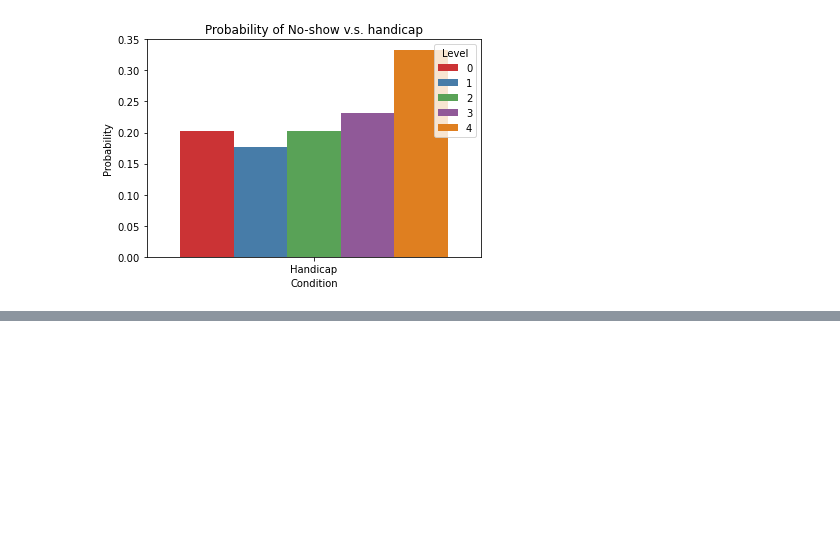
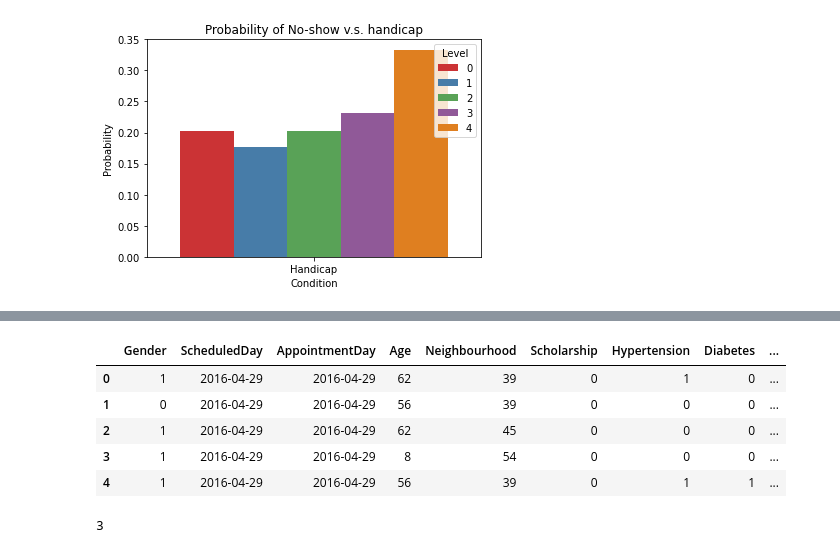
Before and after one commit to zoeyyzh/springboard, a Jupyter notebook: capstone2_noshow.ipynb, the cells around one changed output, grey strips where cells are left out. Cells and saved outputs as stored; diff of their text form; code cells hidden in the pictures; blank space fills up the shorter version.

```diff
--- a/capstone2_noshow.ipynb
+++ b/capstone2_noshow.ipynb
@@ -295,0 +324,21 @@ sns.pairplot(a, kind='scatter', diag_kind='hist')
+# %%
+med_appt["Neighbourhood"] = med_appt["Neighbourhood"].astype('category')
+med_appt["Neighbourhood"] = med_appt["Neighbourhood"].cat.codes
+med_appt.head()
+# %% [output]
+|  | Gender | ScheduledDay | AppointmentDay | Age | Neighbourhood | Scholarship | Hypertension | Diabetes | ... |
+| 0 | 1 | 2016-04-29 | 2016-04-29 | 62 | 39 | 0 | 1 | 0 | ... |
+| 1 | 0 | 2016-04-29 | 2016-04-29 | 56 | 39 | 0 | 0 | 0 | ... |
+| 2 | 1 | 2016-04-29 | 2016-04-29 | 62 | 45 | 0 | 0 | 0 | ... |
+| 3 | 1 | 2016-04-29 | 2016-04-29 | 8 | 54 | 0 | 0 | 0 | ... |
+| 4 | 1 | 2016-04-29 | 2016-04-29 | 56 | 39 | 0 | 1 | 1 | ... |
+# %%
+from sklearn.decomposition import PCA
+patient_info = ['Gender', 'Age','Neighbourhood','Scholarship','Hypertension','Diabetes', 'Alcoholism', 'Handicap', 'SMS_received','DaysOfWeek','Waiting_Time_days']
+x = med_appt.loc[:, patient_info].values
+y = med_appt.loc[:, ['No_show']].values
+pca = PCA(.95)
+principalComponents = pca.fit_transform(x)
+print(pca.n_components_)
+# %% [output]
+3
```
Also changed, not shown: parts of 6 cells of this notebook, 1 other file.
